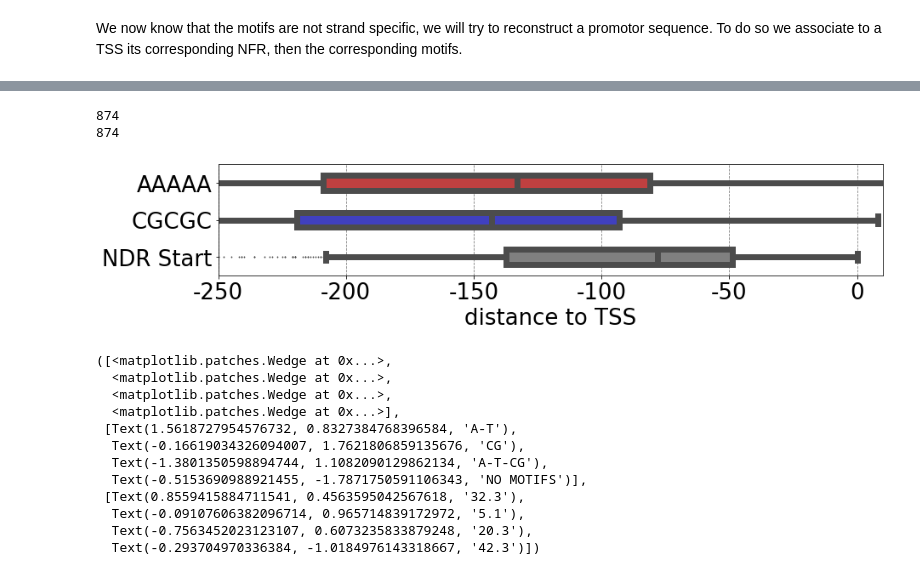
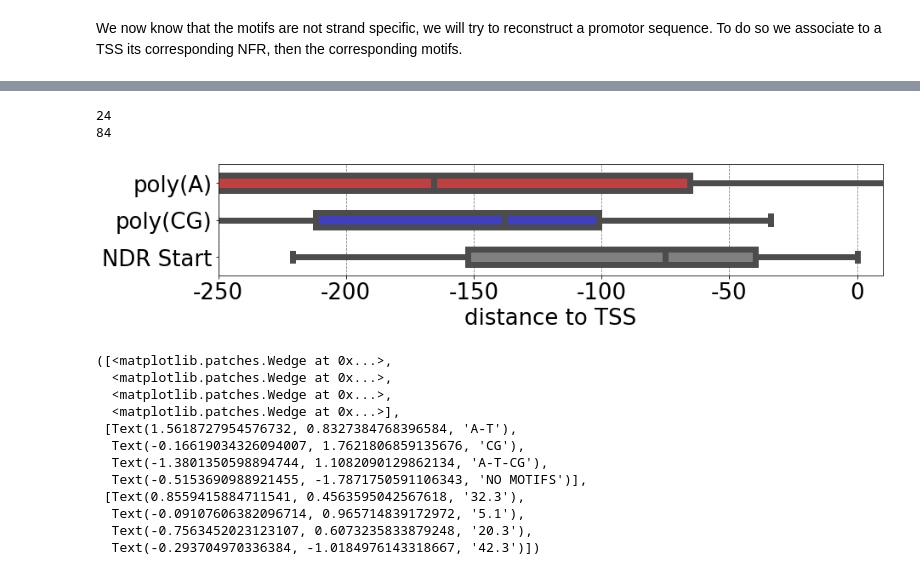
Before and after one commit to etirouthier/NucleosomeDensity, a Jupyter notebook: Programme/Studying_mutazome.ipynb, the cells around one changed output, grey strips where cells are left out. Cells and saved outputs as stored; diff of their text form; code cells hidden in the pictures.

```diff
--- a/Programme/Studying_mutazome.ipynb
+++ b/Programme/Studying_mutazome.ipynb
@@ -987,9 +1015,9 @@ plt.bar(x=[0.08, 0.2, 0.32], height= 1 - np.array(mean_pc_motif_detected),
         width=0.06, bottom=mean_pc_motif_detected, color='lightgrey')
 ax.set_xticks([0.08, 0.2, 0.32])
 ax.set_xlim([0, 0.38])
-ax.set_xticklabels(['AAAAA', 'TTTTT', 'GCGCG'], fontsize=30)
+ax.set_xticklabels(['poly(A)', 'poly(T)', 'poly(CG)'], fontsize=30)
 ax.set_yticklabels([0.0, 0.2, 0.4, 0.6, 0.8, 1.0], fontsize=24)
-ax.set_ylabel('Frequency under peaks', fontsize=30)
+ax.set_ylabel('Frequency in peaks', fontsize=30)
 
 ax.spines['top'].set_visible(False)
 ax.spines['right'].set_visible(False)
@@ -1202,20 +1230,21 @@ def plot_box(motifs, idx_subsets, palette, fig_height=1):
                 pass
         return array
 
+    translator = {'AAAAA' : 'poly(A)', 'TTTTT' : 'poly(T)', 'CGCGC' : 'poly(CG)'}
+
     for motif in motifs:
         array = merge_subsets(motif, idx_subsets)
         promotors_data_ = pd.DataFrame()
         promotors_data_['distance to TSS'] = array
-        promotors_data_['locus'] = motif
+        promotors_data_['locus'] = translator[motif]
         promotors_data = promotors_data.append(promotors_data_)
         print(len(promotors_data_))
 
     promotors_data_ = pd.DataFrame()
     promotors_data_['distance to TSS'] = - np.concatenate([list_of_tss_to_nfr[idx] for idx in idx_subsets],
                                                            axis=0)
-    promotors_data_['locus'] = 'NFR_Start'
+    promotors_data_['locus'] = 'NDR_Start'
     promotors_data = promotors_data.append(promotors_data_)
-
     plt.figure(figsize=(14, fig_height))
     ax = sns.boxplot(x="distance to TSS", y="locus", width=0.4, orient="h",
                      fliersize=1, whis=0.8, palette=palette,
@@ -1228,5 +1257,5 @@ def plot_box(motifs, idx_subsets, palette, fig_height=1):
     ax.set_xticklabels(np.arange(-250, 10, 50), fontsize=26)
     ax.set_xlabel('distance to TSS', fontsize=26)
 
-    ax.set_yticklabels(motifs + ['NDR Start'], fontsize=26)
+    ax.set_yticklabels([translator[motif] for motif in motifs] + ['NDR Start'], fontsize=26)
     ax.set_ylabel('')
@@ -1233,9 +1272,9 @@ def plot_box(motifs, idx_subsets, palette, fig_height=1):
 # %%
-plot_box(['AAAAA'], [0], ['r', 'b', 'grey'], 2.4)
+plot_box(['AAAAA', 'CGCGC'], [5, 6], ['r', 'b', 'grey'], 2.4)
 # %% [output]
-874
-874
+24
+84
-[figure, old version]
+[figure, new version]
 # %%
 pc_array = calculate_size_subset()
 total = np.sum(pc_array)
```
Also changed, not shown: parts of 15 cells of this notebook, 3 other files.
